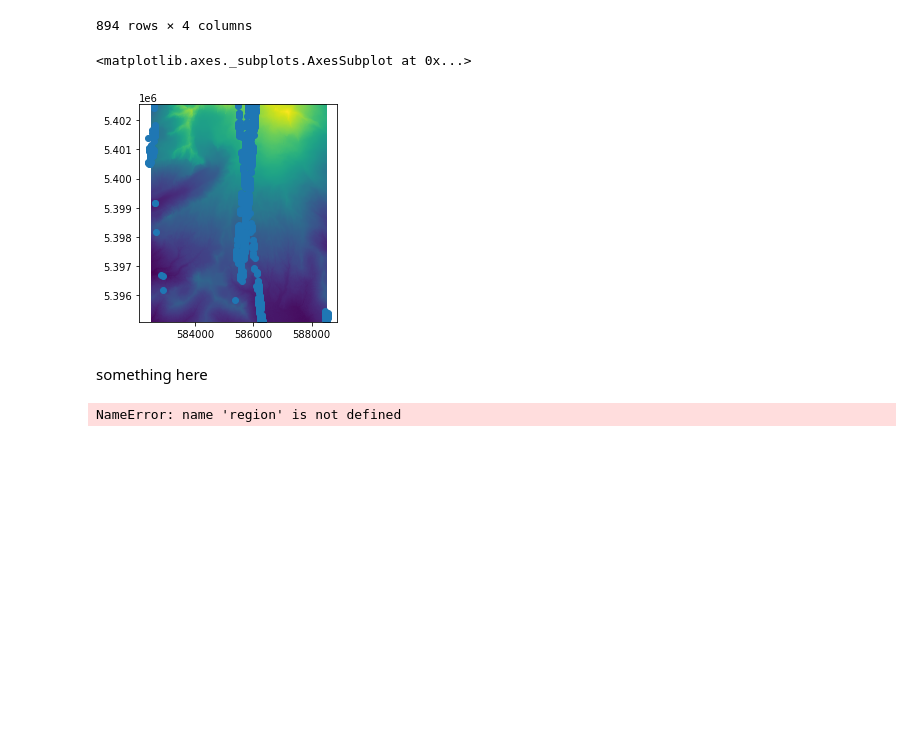
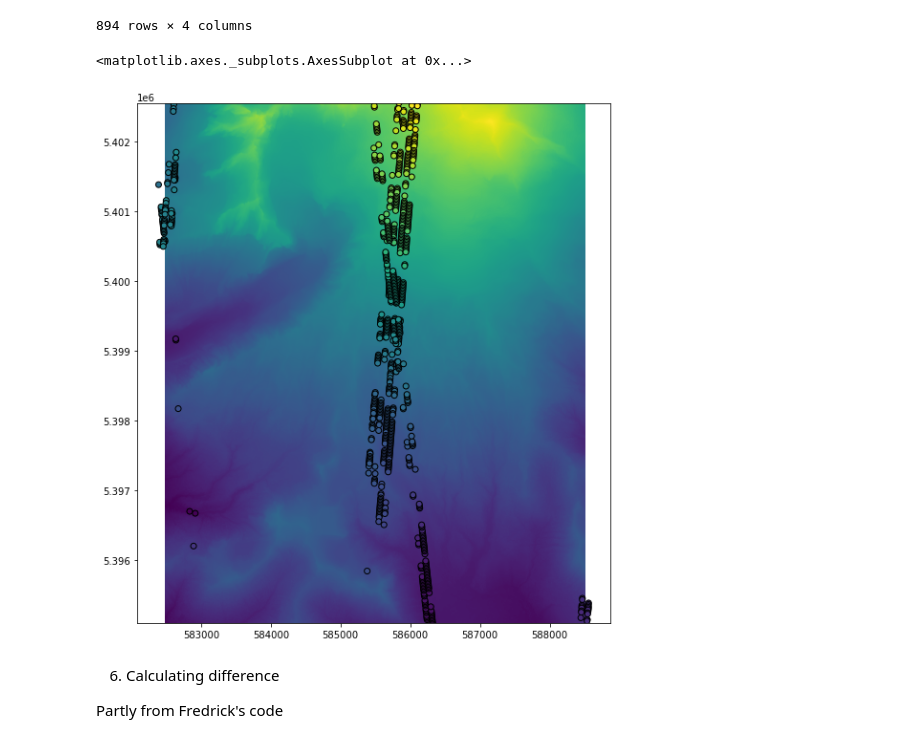
Before and after one commit to ICESAT-2HackWeek/Assimilation, a Jupyter notebook: contributors/whyjz/ICESat2-interp.ipynb, the cells around one changed output. Drawn from its saved outputs; the diff is of its cells as text; code cells hidden in the pictures; blank space fills up the shorter version.

```diff
--- a/contributors/whyjz/ICESat2-interp.ipynb
+++ b/contributors/whyjz/ICESat2-interp.ipynb
@@ -144,43 +151,3 @@ ddf_gpd
 | 6 | 588453.107356 | 5.395245e+06 | 1172.540527 | POINT (588453.107 5395245.238) |
 | 7 | 588446.649630 | 5.395165e+06 | 1175.643066 | POINT (588446.650 5395165.383) |
 894 rows × 4 columns
-# %%
-import matplotlib.pyplot as plt
-# import rasterio
-# from rasterio.plot import show
-
-%matplotlib inline
-
-# plt.imshow(dem.dem)
-# plt.plot(ddf['x'], ddf['y'])
-
-fig,ax = plt.subplots()
-
-# ax.imshow(dem.dem,cmap='inferno',extent=[dem.x.min(),dem.x.max(),dem.y.min(),dem.y.max()])
-# ax.imshow(dem.dem)
-dem.show(ax=ax)
-# ax.plot(584000, 5398000, '.', markersize=25, markerfacecolor='r')
-
-# im = ax.imshow(dem,cmap='inferno',extent=[dem.x.min(),dem.x.max(),dem.y.min(),dem.y.max()])
-
-# dem.show()
-# fig,ax = plt.subplots()
-# im = ax.imshow(dem.dem,cmap='inferno')
-# ax = dem.show()
-ddf_gpd.plot(ax=ax)
-
-# ax.plot(ddf['x'], ddf['y'])
-# cm = plt.cm.get_cmap('RdYlBu_r')
-
-
-# sc = ax.scatter(ddf['x'], ddf['y'], c=ddf['h_li'], vmin=ddf['h_li'].min(), vmax=ddf['h_li'].max(), cmap=cm, s=10)
-# plt.colorbar(sc)
-# %% [output]
-<matplotlib.axes._subplots.AxesSubplot at 0x...>
-[figure, removed]
-# %% [markdown]
-something here
-# %%
-region.download_granules('/home/jovyan/Workbench/ICESat-2_Baker')
-# %% [output]
-NameError: name 'region' is not defined
@@ -210,0 +154,13 @@ plt.imshow(a)
+# %%
+
+
+fig,ax = plt.subplots(1,figsize=(10,10))
+dem.show(ax=ax)
+ddf_gpd.plot(ax=ax, column='h_li', edgecolor='black')
+# %% [output]
+<matplotlib.axes._subplots.AxesSubplot at 0x...>
+[figure, added]
+# %% [markdown]
+6. Calculating difference
+
+Partly from Fredrick's code
```
Also changed, not shown: parts of 11 cells of this notebook.
